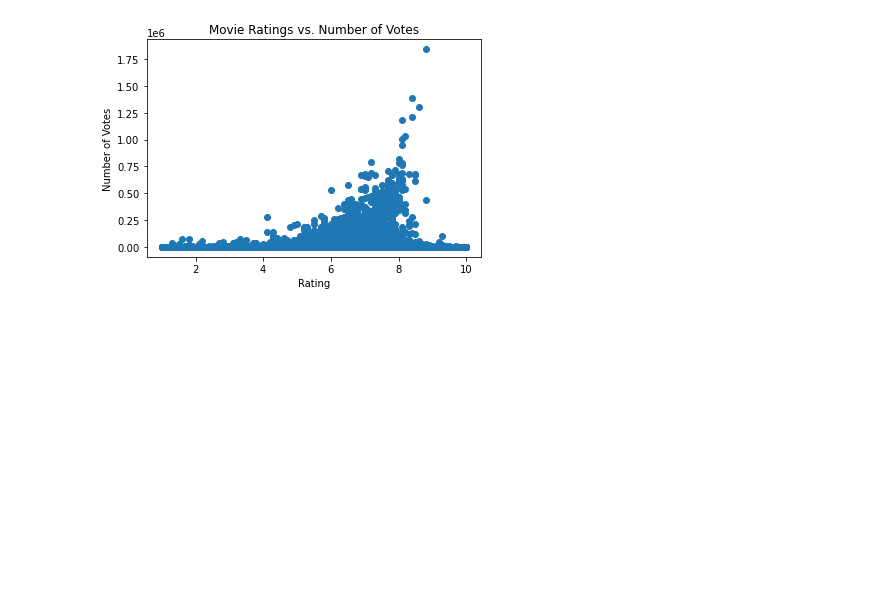
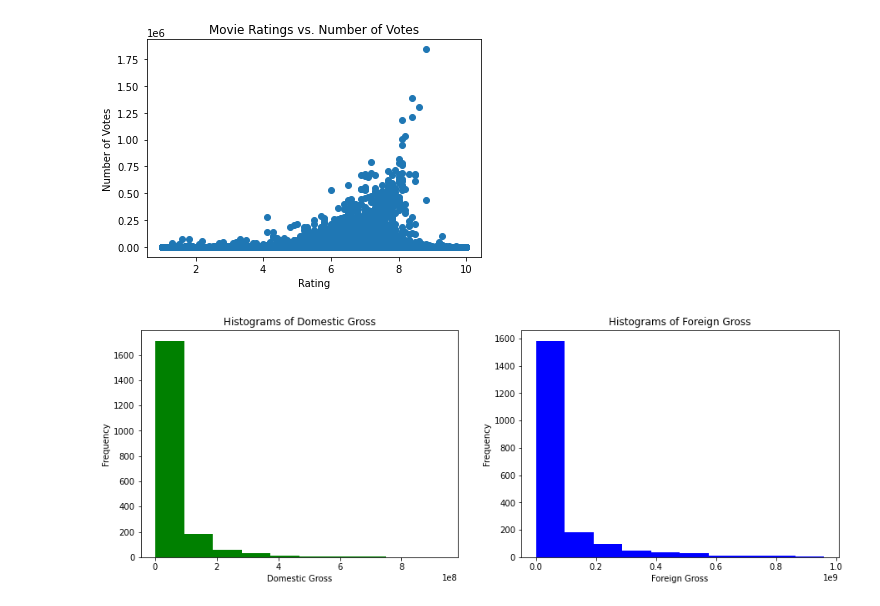
Before and after one commit to kiriiri/Microsoft-Movie-Analysis, a Jupyter notebook: student.ipynb, the cells around one changed output. Saved outputs shown, nothing was run; the diff lists cells and outputs as text; code cells hidden in the pictures; blank space fills up the shorter version.

```diff
--- a/student.ipynb
+++ b/student.ipynb
@@ -759,3 +761,21 @@ plt.show();
 # %% [output]
 [figure]
+# %%
+# creating histograms of the 'domestic_gross' and 'foreign_gross' columns from df2
+
+fig, (ax1, ax2) = plt.subplots(figsize=(15,5), ncols=2)
+
+ax1.hist(df2['domestic_gross'], bins=10, color='green')
+
+ax2.hist(df2['foreign_gross'], bins=10, color="blue")
+
+ax1.set_xlabel('Domestic Gross')
+ax1.set_ylabel('Frequency')
+ax1.set_title ('Histograms of Domestic Gross')
+
+ax2.set_xlabel('Foreign Gross')
+ax2.set_ylabel('Frequency')
+ax2.set_title ('Histograms of Foreign Gross');
+# %% [output]
+[figure, added]
 # %%
```
Also changed, not shown: parts of 112 cells of this notebook.
